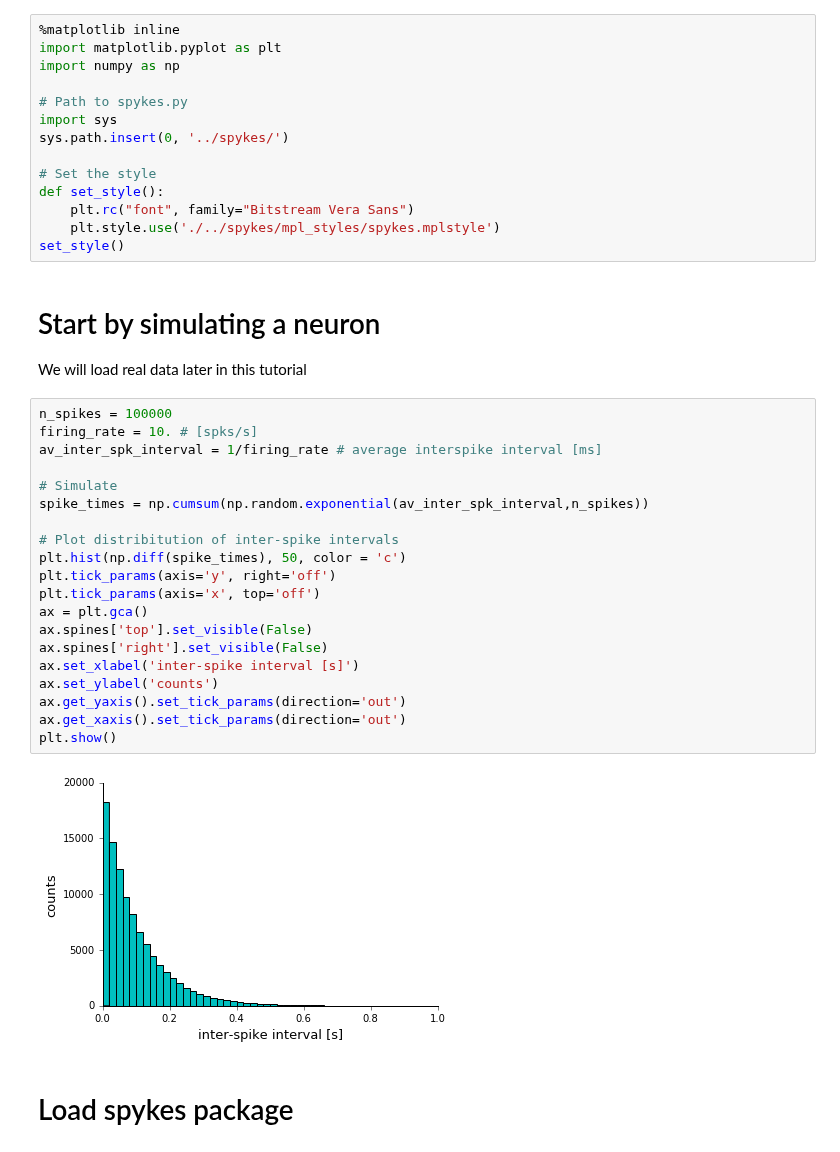
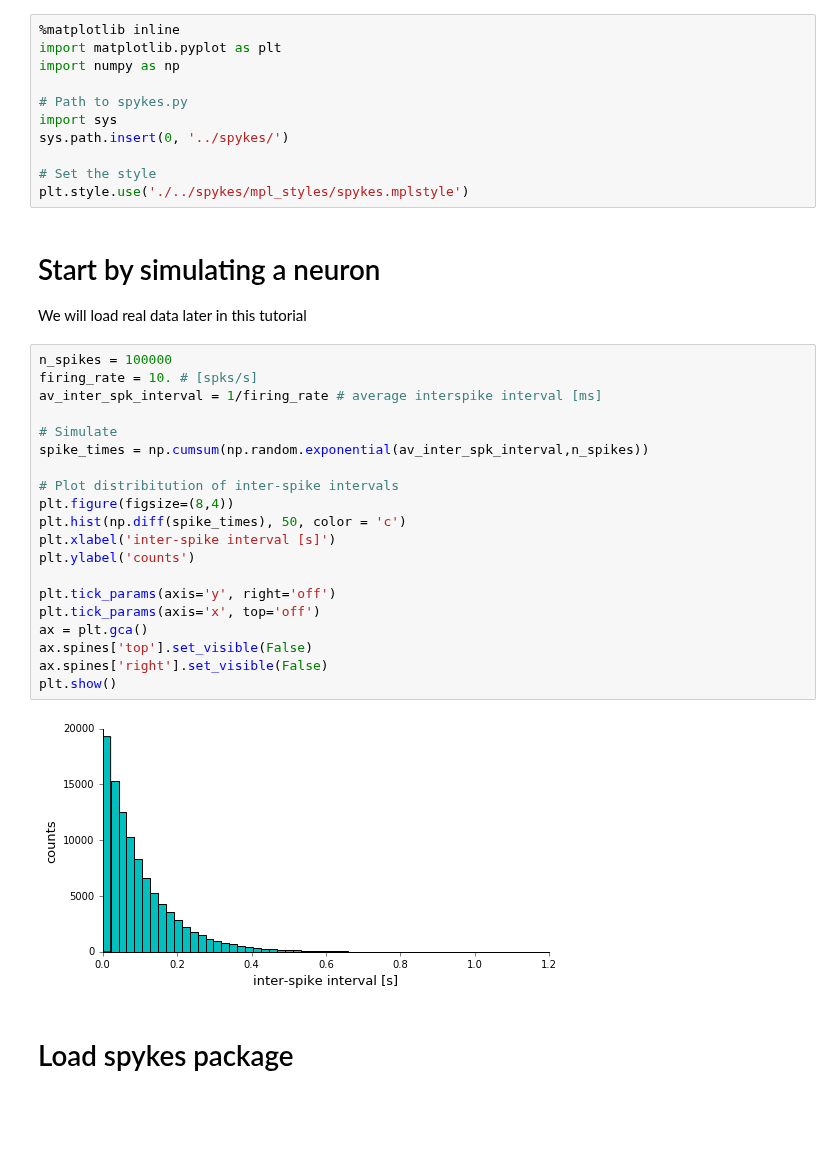
Before and after one commit to KordingLab/spykes, a Jupyter notebook: notebooks/neuron_example.ipynb, the cells around one changed output. Drawn from its saved outputs; the diff is of its cells as text; blank space fills up the shorter version.

```diff
--- a/notebooks/neuron_example.ipynb
+++ b/notebooks/neuron_example.ipynb
@@ -8,35 +8,32 @@ import sys
 sys.path.insert(0, '../spykes/')
 
 # Set the style
-def set_style():
-    plt.rc("font", family="Bitstream Vera Sans")
-    plt.style.use('./../spykes/mpl_styles/spykes.mplstyle')
-set_style()
+plt.style.use('./../spykes/mpl_styles/spykes.mplstyle')
 # %% [markdown]
 # Start by simulating a neuron
 We will load real data later in this tutorial
 # %%
 n_spikes = 100000
 firing_rate = 10. # [spks/s]
 av_inter_spk_interval = 1/firing_rate # average interspike interval [ms]
 
 # Simulate
 spike_times = np.cumsum(np.random.exponential(av_inter_spk_interval,n_spikes))
 
 # Plot distribitution of inter-spike intervals
+plt.figure(figsize=(8,4))
 plt.hist(np.diff(spike_times), 50, color = 'c')
+plt.xlabel('inter-spike interval [s]')
+plt.ylabel('counts')
+
 plt.tick_params(axis='y', right='off')
 plt.tick_params(axis='x', top='off')
 ax = plt.gca()
 ax.spines['top'].set_visible(False)
 ax.spines['right'].set_visible(False)
-ax.set_xlabel('inter-spike interval [s]')
-ax.set_ylabel('counts')
-ax.get_yaxis().set_tick_params(direction='out')
-ax.get_xaxis().set_tick_params(direction='out')
 plt.show()
 # %% [output]
-[figure, old version]
+[figure, new version]
 # %% [markdown]
 # Load spykes package
 # %%
```
Also changed, not shown: parts of 30 cells of this notebook, 1 other file.
